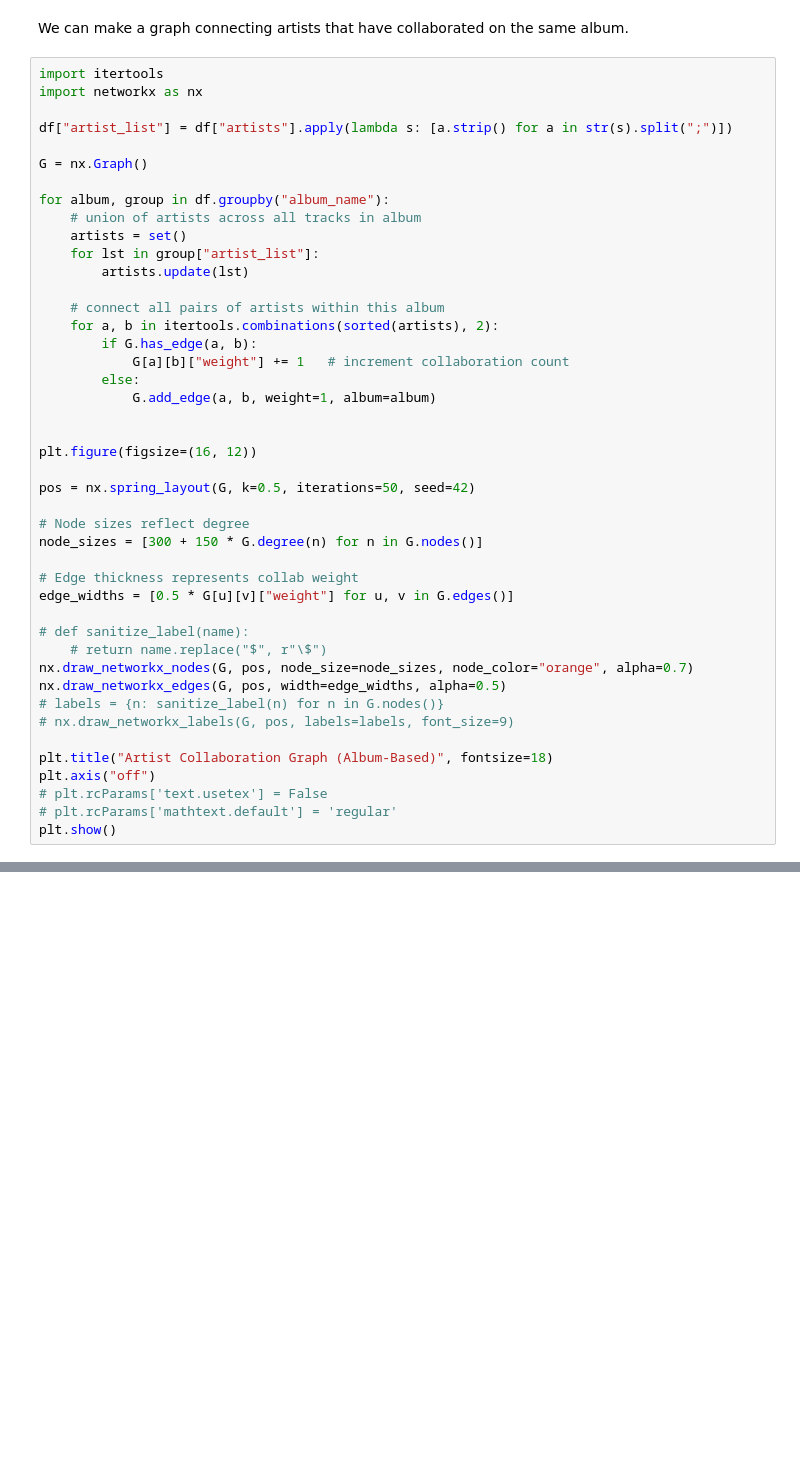
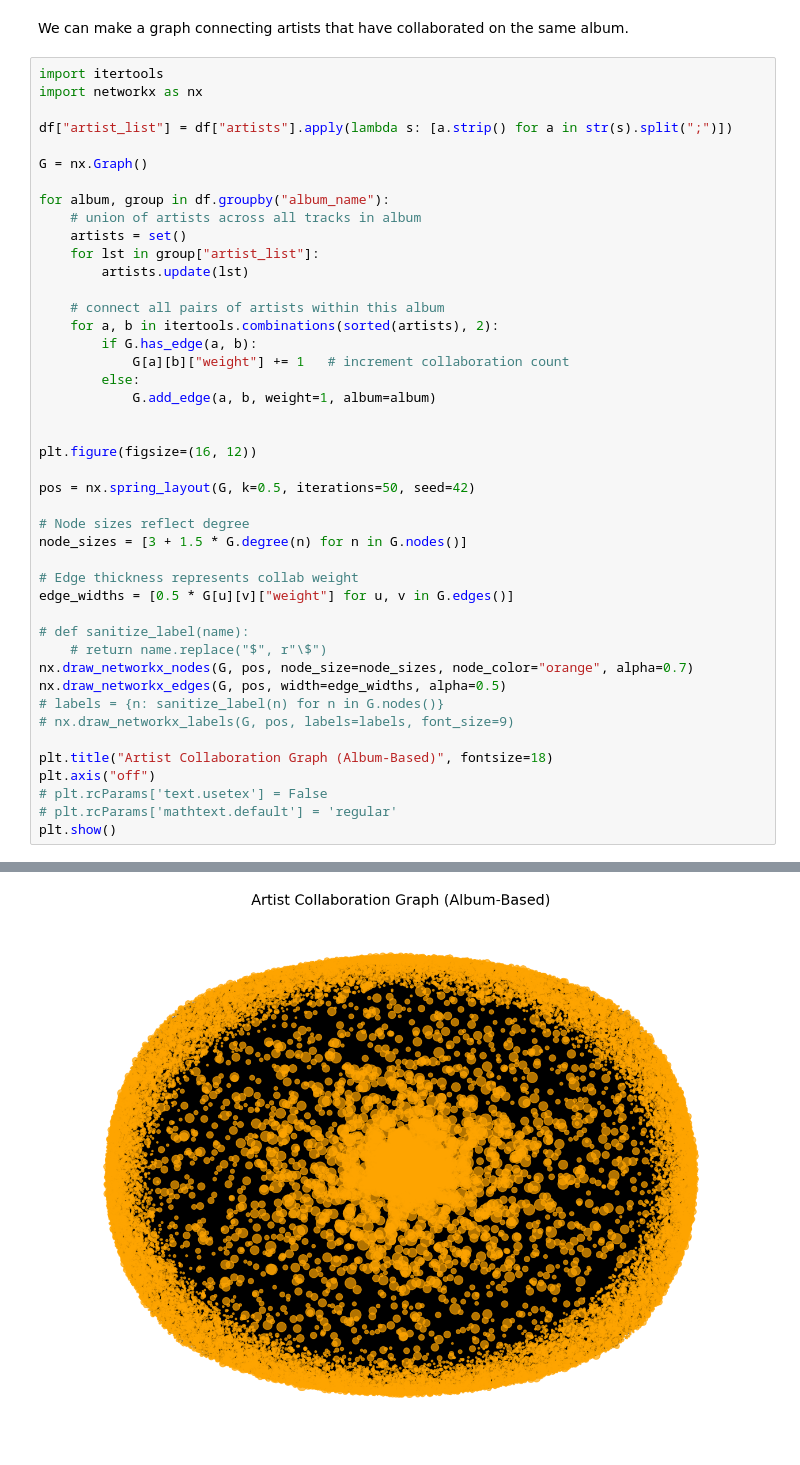
Before and after one commit to ngarde2882/beat-box, a Jupyter notebook: beat-box.ipynb, the cells around one changed output, grey strips where cells are left out. Drawn from its saved outputs; the diff is of its cells as text; blank space fills up the shorter version.

```diff
--- a/beat-box.ipynb
+++ b/beat-box.ipynb
@@ -556,7 +552,7 @@ plt.figure(figsize=(16, 12))
 pos = nx.spring_layout(G, k=0.5, iterations=50, seed=42)
 
 # Node sizes reflect degree
-node_sizes = [300 + 150 * G.degree(n) for n in G.nodes()]
+node_sizes = [3 + 1.5 * G.degree(n) for n in G.nodes()]
 
 # Edge thickness represents collab weight
 edge_widths = [0.5 * G[u][v]["weight"] for u, v in G.edges()]
@@ -579,3 +573,4 @@ KeyboardInterrupt:
+[figure, added]
 # %%
 num_components = nx.number_connected_components(G)
 print("Number of connected components:", num_components)
```
Also changed, not shown: parts of 6 cells of this notebook, 1 other file.
